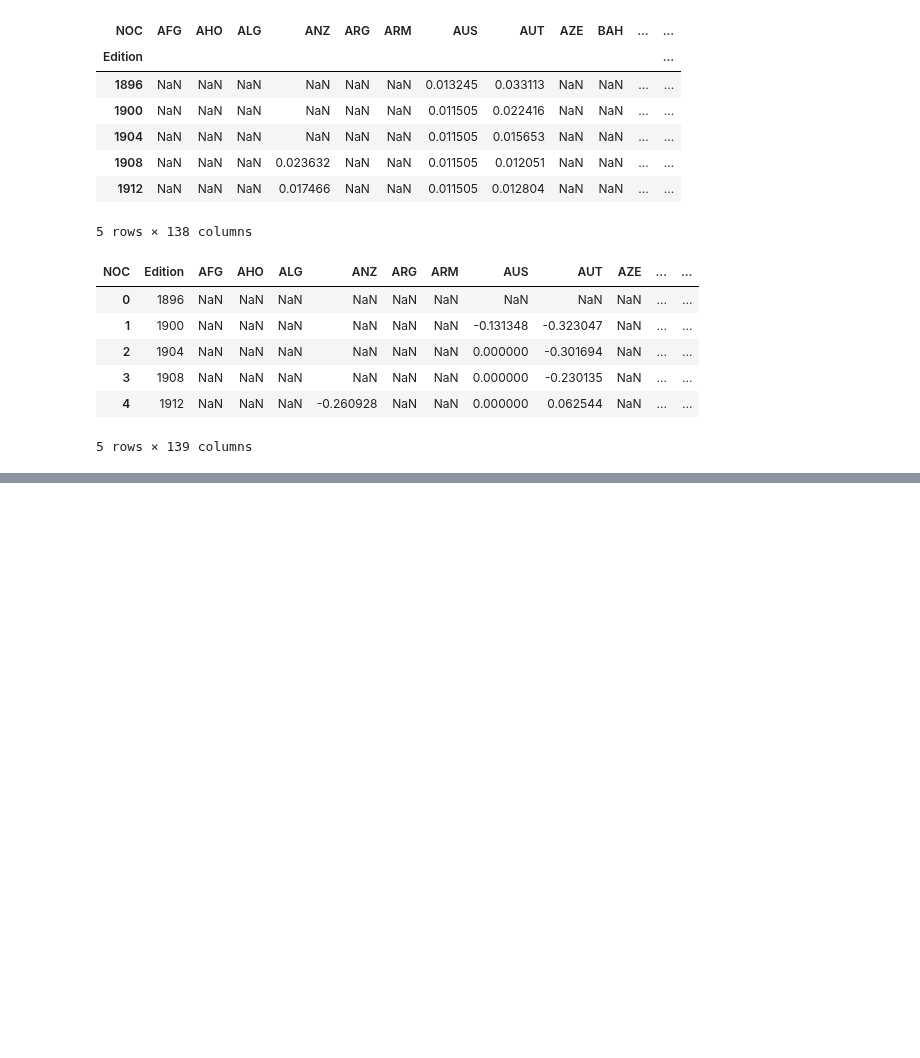
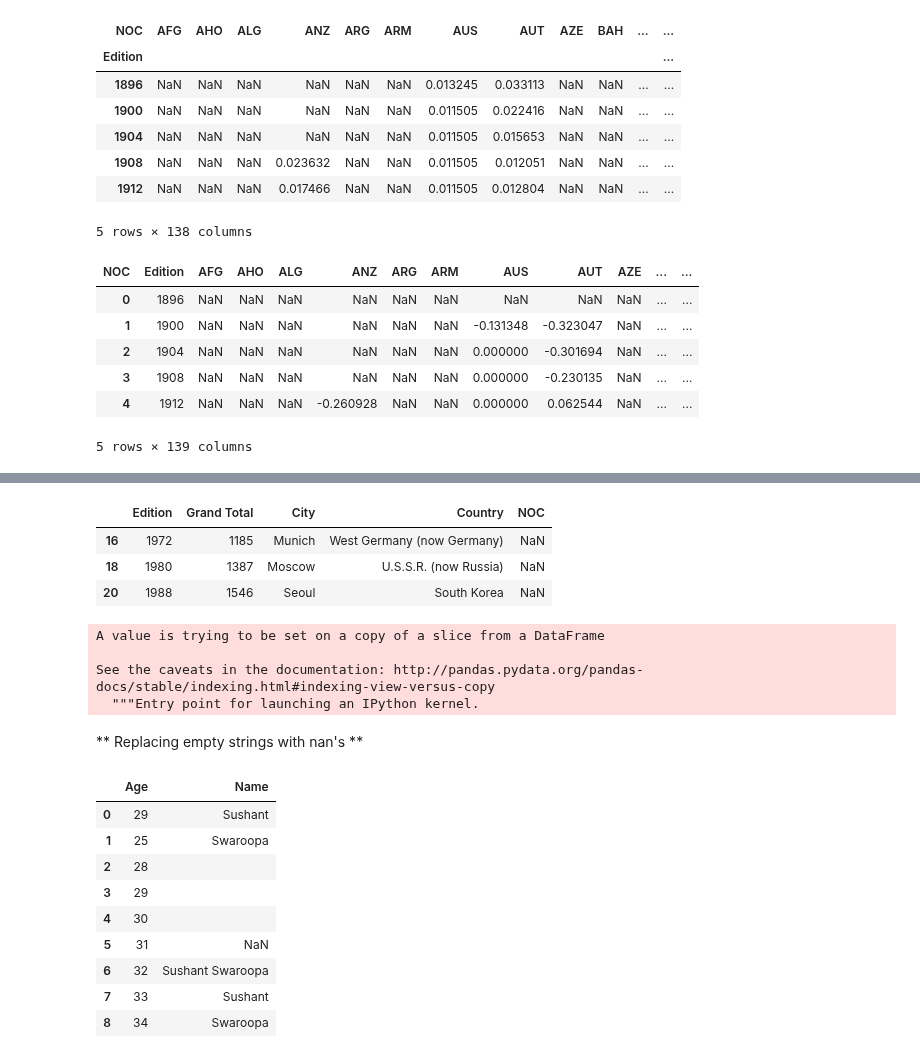
Before and after one commit to sushant2811/pythonAndStatsForDS, a Jupyter notebook: advancedPandas.ipynb, the cells around one changed output, grey strips where cells are left out. Cells and saved outputs as stored; diff of their text form; code cells hidden in the pictures; blank space fills up the shorter version.

Commit message:
Replacing empty strings with nans

```diff
--- a/advancedPandas.ipynb
+++ b/advancedPandas.ipynb
@@ -3102,0 +3151,34 @@ meanFractionChange.head()
+# %%
+hostsFull.loc[hostsFull['Edition'].isin([1972, 1980, 1988])]
+# %% [output]
+|  | Edition | Grand Total | City | Country | NOC |
+| 16 | 1972 | 1185 | Munich | West Germany (now Germany) | NaN |
+| 18 | 1980 | 1387 | Moscow | U.S.S.R. (now Russia) | NaN |
+| 20 | 1988 | 1546 | Seoul | South Korea | NaN |
+# %%
+hosts.loc[1972, 'NOC'] = 'FRG'
+hosts.loc[1980, 'NOC'] = 'URS'
+hosts.loc[1988, 'NOC'] = 'KOR'
+# %% [output]
+A value is trying to be set on a copy of a slice from a DataFrame
+
+See the caveats in the documentation: http://pandas.pydata.org/pandas-docs/stable/indexing.html#indexing-view-versus-copy
+  """Entry point for launching an IPython kernel.
+# %% [markdown]
+** Replacing empty strings with nan's **
+# %%
+df = pd.DataFrame({'Name': ['Sushant', 'Swaroopa', '', ' ', '   ', np.nan, 'Sushant Swaroopa', ' Sushant', 'Swaroopa '],
+                   'Age': [29, 25, 28, 29, 30, 31, 32, 33, 34]})
+# %%
+df
+# %% [output]
+|  | Age | Name |
+| 0 | 29 | Sushant |
+| 1 | 25 | Swaroopa |
+| 2 | 28 |  |
+| 3 | 29 |  |
+| 4 | 30 |  |
+| 5 | 31 | NaN |
+| 6 | 32 | Sushant Swaroopa |
+| 7 | 33 | Sushant |
+| 8 | 34 | Swaroopa |
```
Also changed, not shown: parts of 11 cells of this notebook.
